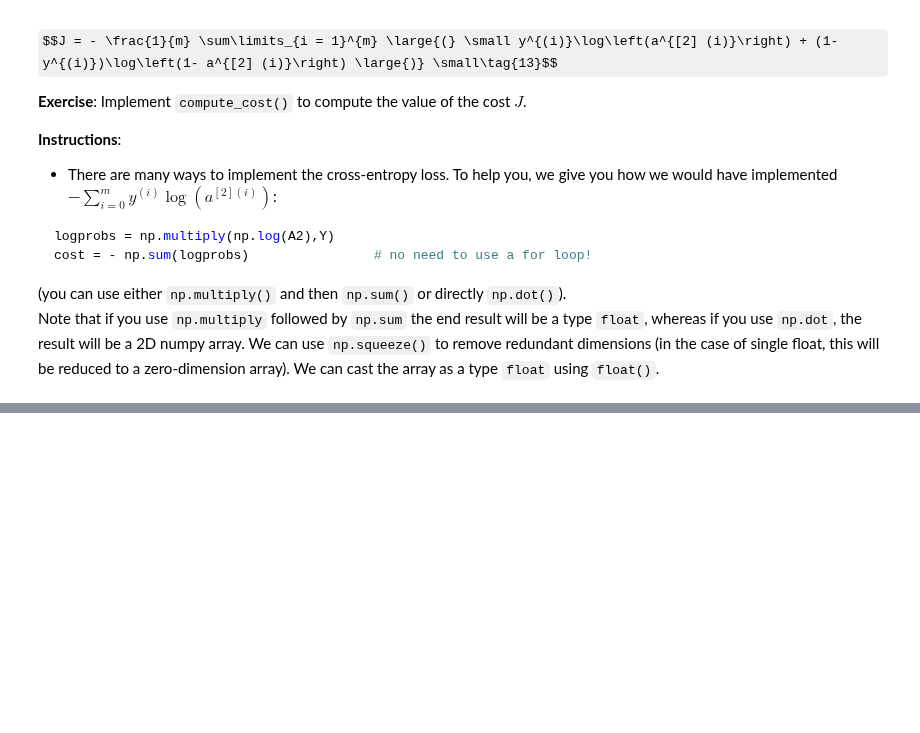
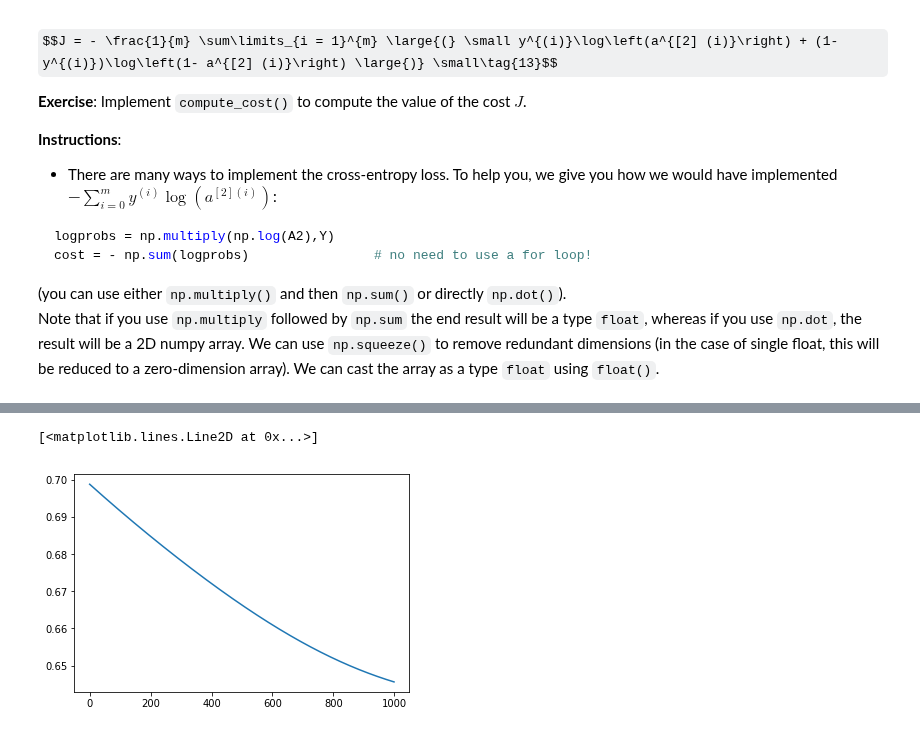
Before and after one commit to HemChandraLive/DeepLearning.AI, a Jupyter notebook: Course1/Week3/Planar_data_classification_with_One_hidden_layer.ipynb, the cells around one changed output, grey strips where cells are left out. Drawn from its saved outputs; the diff is of its cells as text; code cells hidden in the pictures; some formulas as TeX source; blank space fills up the shorter version.

```diff
--- a/Course1/Week3/Planar_data_classification_with_One_hidden_layer.ipynb
+++ b/Course1/Week3/Planar_data_classification_with_One_hidden_layer.ipynb
@@ -204,7 +204,7 @@ cost = - np.sum(logprobs)                # no need to use a for loop!
 (you can use either `np.multiply()` and then `np.sum()` or directly `np.dot()`).
 Note that if you use `np.multiply` followed by `np.sum` the end result will be a type `float`, whereas if you use `np.dot`, the result will be a 2D numpy array.  We can use `np.squeeze()` to remove redundant dimensions (in the case of single float, this will be reduced to a zero-dimension array). We can cast the array as a type `float` using `float()`.
 # %%
-def computer_cost(a2,y,parameters):
+def compute_cost(a2,y,parameters):
     m=y.shape[1]
     cost=(-1/m)*np.sum(np.multiply(y,np.log(a2))+np.multiply((1-y),np.log(1-a2)))
     return cost
@@ -245,0 +273,20 @@ $\frac{\partial \mathcal{J} _i }{ \partial b_1 } = \sum_i{\frac{\partial \mathca
+# %%
+def update_parameters(parameters,grads,learning_rate):
+    dw1=grads['dw1']
+    dw2=grads['dw2']
+    db1=grads['db1']
+    db2=grads['db2']
+
+    w1=parameters['w1']
+    w2=parameters['w2']
+    b1=parameters['b1']
+    b2=parameters['b2']
+
+    w1=w1-learning_rate*dw1
+    w2=w2-learning_rate*dw2
+    b1=b1-learning_rate*db1
+    b2=b2-learning_rate*db2
+
+    parameters={'w1':w1,'b1':b2,'w2':w2,'b2':b2}
+
+    return parameters
@@ -245,0 +299,26 @@ $\frac{\partial \mathcal{J} _i }{ \partial b_1 } = \sum_i{\frac{\partial \mathca
+# %%
+def nn_model(X,y,n_h,num_iterations,learning_rate):
+
+    n_x,n_h1,n_y=layer_sizes(X,y)
+    #we are not taking this hidden layer
+    parameters=initialize_parameters(n_x,n_h,n_y)
+    w1=parameters['w1']
+    w2=parameters['w2']
+    b1=parameters['b1']
+    b2=parameters['b2']
+    costs=[]
+
+    for i in range(num_iterations):
+        a2,cache=forward_propagation(X,parameters)
+        cost=compute_cost(a2,y,parameters)
+        costs.append(cost)
+        grads=backward_propagation(parameters,cache,X,y)
+        parameters=update_parameters(parameters,grads,learning_rate)
+
+    return parameters,costs
+# %%
+parameters,costs=nn_model(X,y,4,1000,0.0001)
+plt.plot(costs)
+# %% [output]
+[<matplotlib.lines.Line2D at 0x...>]
+[figure, added]
```
Also changed, not shown: parts of 7 cells of this notebook.
